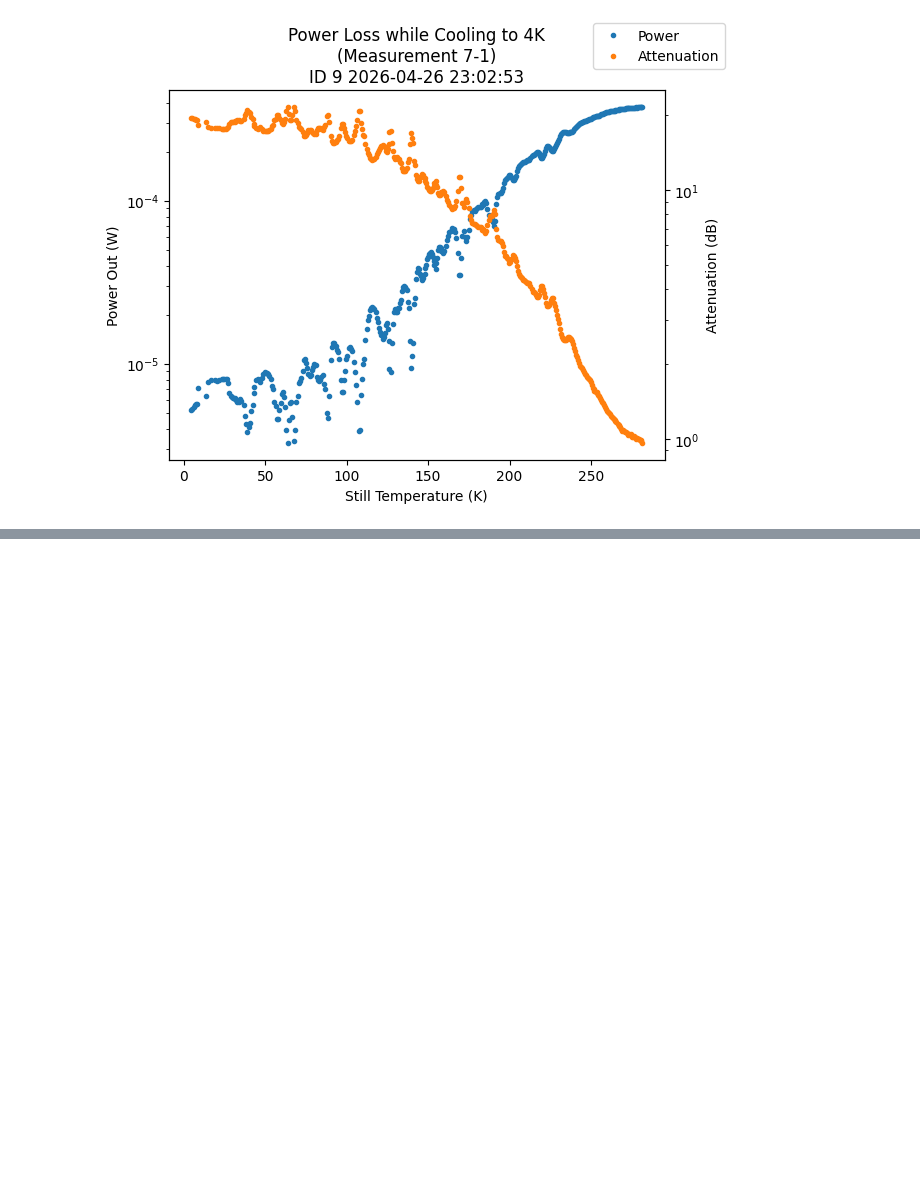
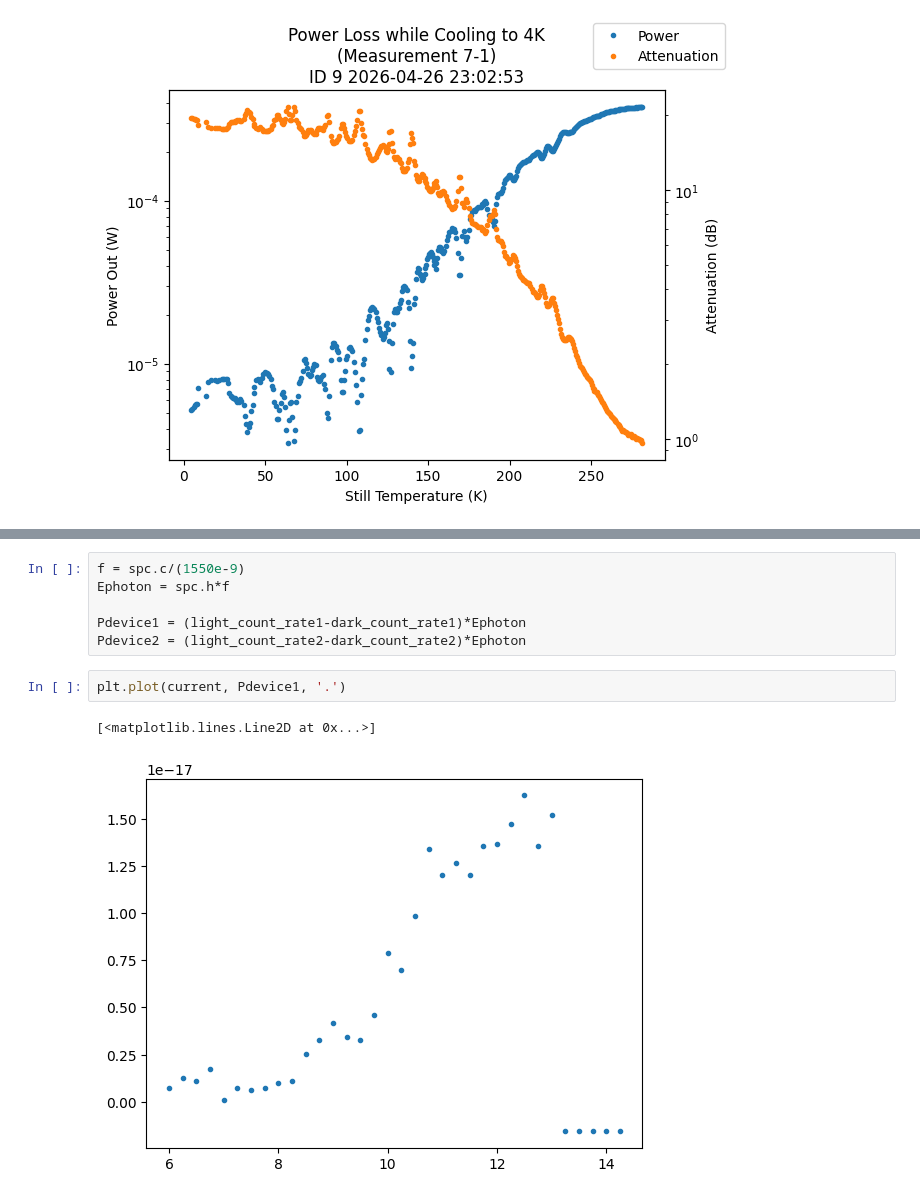
Before and after one commit to QNLSydney/snspd, a Jupyter notebook: SNSPD2/SNSPD5-8_combined_analysis.ipynb, the cells around one changed output, grey strips where cells are left out. Drawn from its saved outputs; the diff is of its cells as text; blank space fills up the shorter version.

```diff
--- a/SNSPD2/SNSPD5-8_combined_analysis.ipynb
+++ b/SNSPD2/SNSPD5-8_combined_analysis.ipynb
@@ -466,0 +535,11 @@ fig.legend()
+# %%
+f = spc.c/(1550e-9)
+Ephoton = spc.h*f
+
+Pdevice1 = (light_count_rate1-dark_count_rate1)*Ephoton
+Pdevice2 = (light_count_rate2-dark_count_rate2)*Ephoton
+# %%
+plt.plot(current, Pdevice1, '.')
+# %% [output]
+[<matplotlib.lines.Line2D at 0x...>]
+[figure, added]
```
Also changed, not shown: parts of 11 cells of this notebook, 1 other file.
